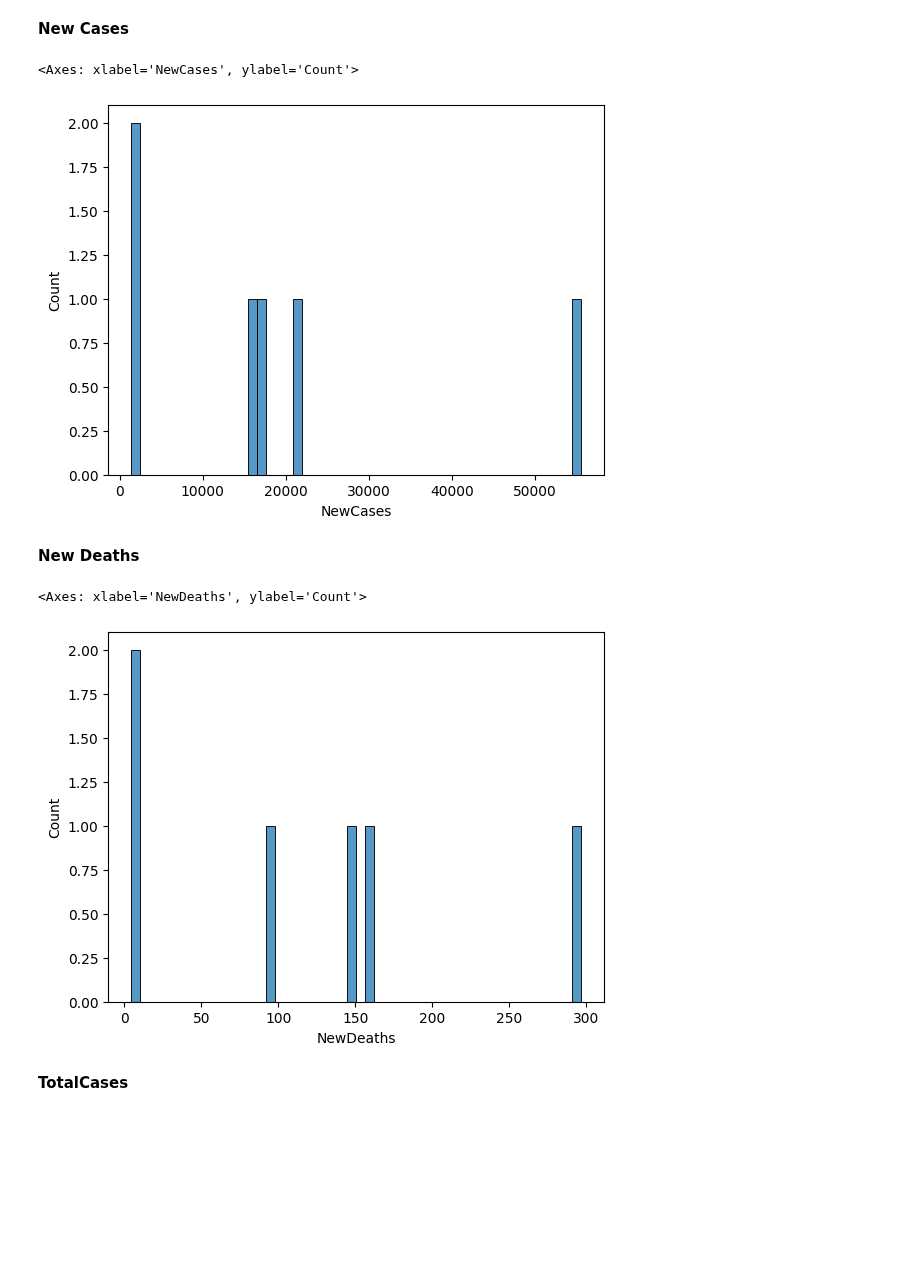
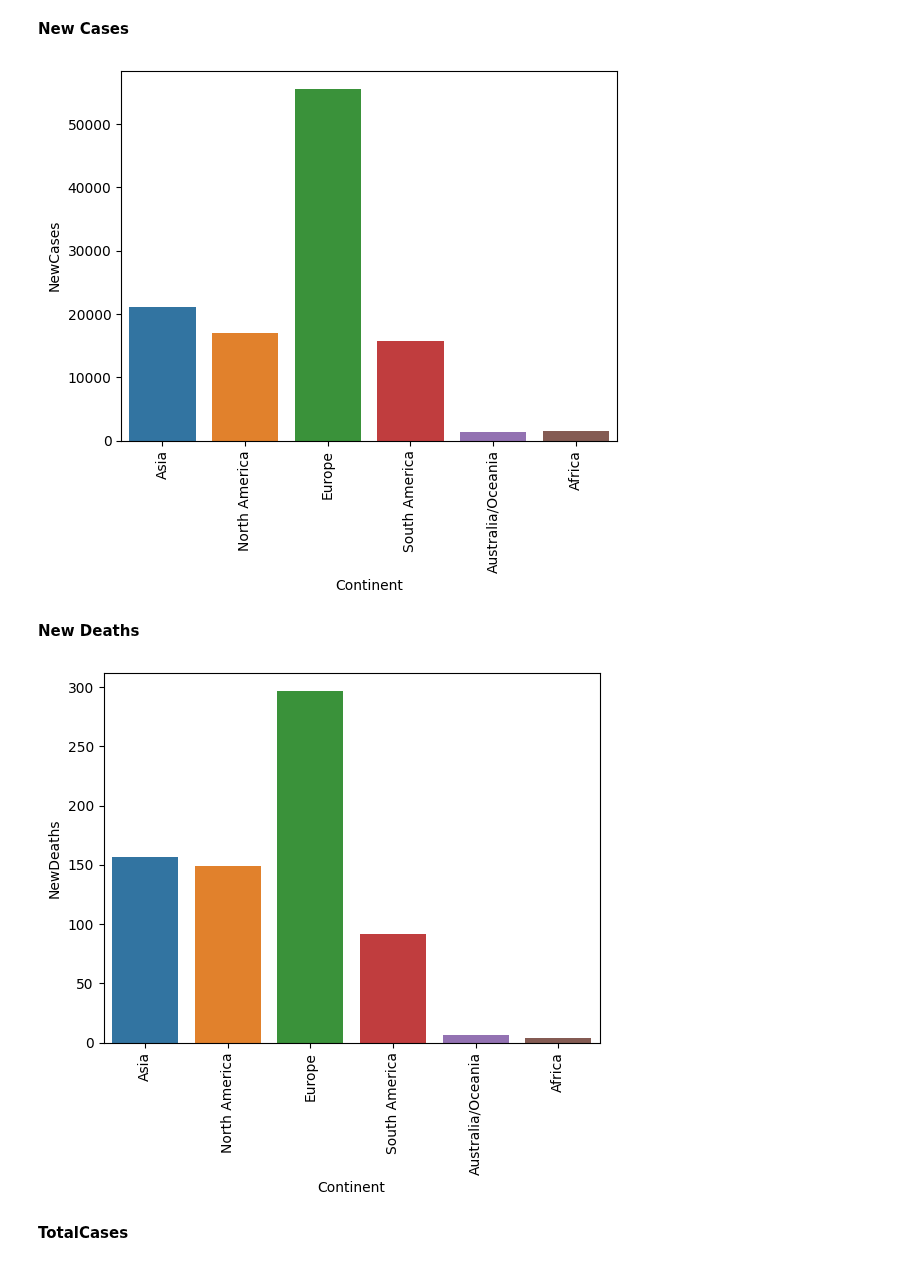
Before and after one commit to daongochoa2002/Lab1-Data-Visualization, a Jupyter notebook: Coronavirus Analysis.ipynb, the cells around one changed output. Drawn from its saved outputs; the diff is of its cells as text; code cells hidden in the pictures; blank space fills up the shorter version.

Commit message:
change hist to bar chart

```diff
--- a/Coronavirus Analysis.ipynb
+++ b/Coronavirus Analysis.ipynb
@@ -477,21 +484,23 @@ df
 # %%
 # NewCases
 df['NewCases']=df['NewCases'].fillna(0)
-# plot
-sns.histplot(data=df, x="NewCases",bins=50)
+# bar plot
+sns.barplot(x=df['Continent'], y=df['NewCases'])
+plt.xticks(rotation=90)
+plt.show()
 # %% [output]
-<Axes: xlabel='NewCases', ylabel='Count'>
-[figure, old version]
+[figure, new version]
 # %% [markdown]
 **New Deaths**
 # %%
 # NewDeaths
 df['NewDeaths']=df['NewDeaths'].fillna(0)
-# plot
-sns.histplot(data=df, x="NewDeaths",bins=50)
+# bar plot
+sns.barplot(x=df['Continent'], y=df['NewDeaths'])
+plt.xticks(rotation=90)
+plt.show()
 # %% [output]
-<Axes: xlabel='NewDeaths', ylabel='Count'>
-[figure, old version]
+[figure, new version]
 # %% [markdown]
 **TotalCases**
 # %%
```
Also changed, not shown: parts of 9 cells of this notebook.
